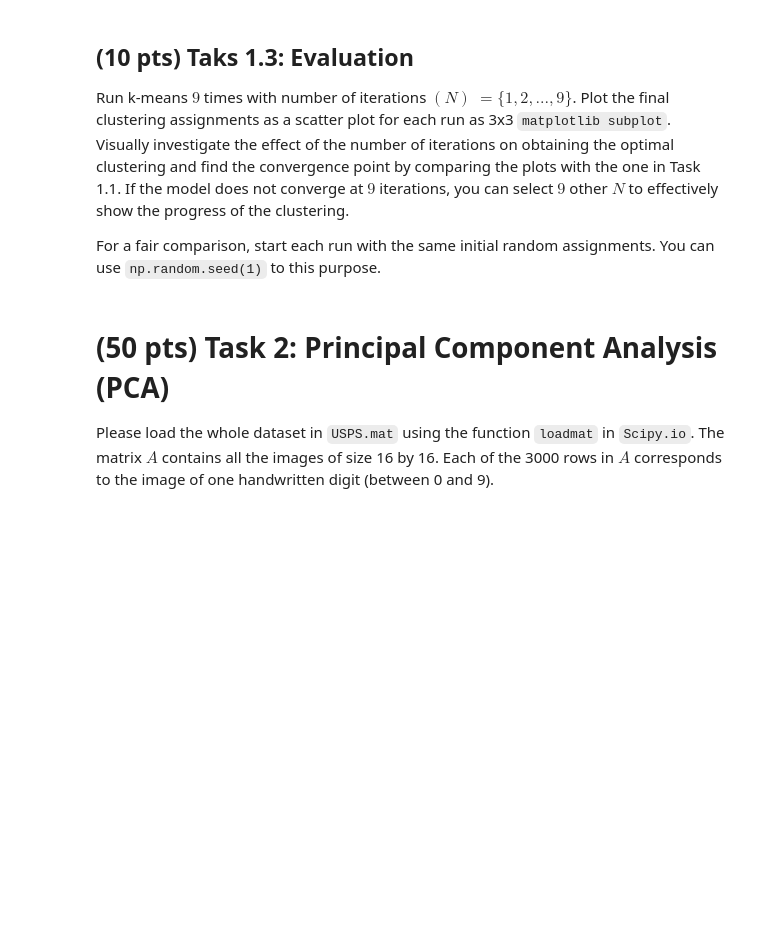
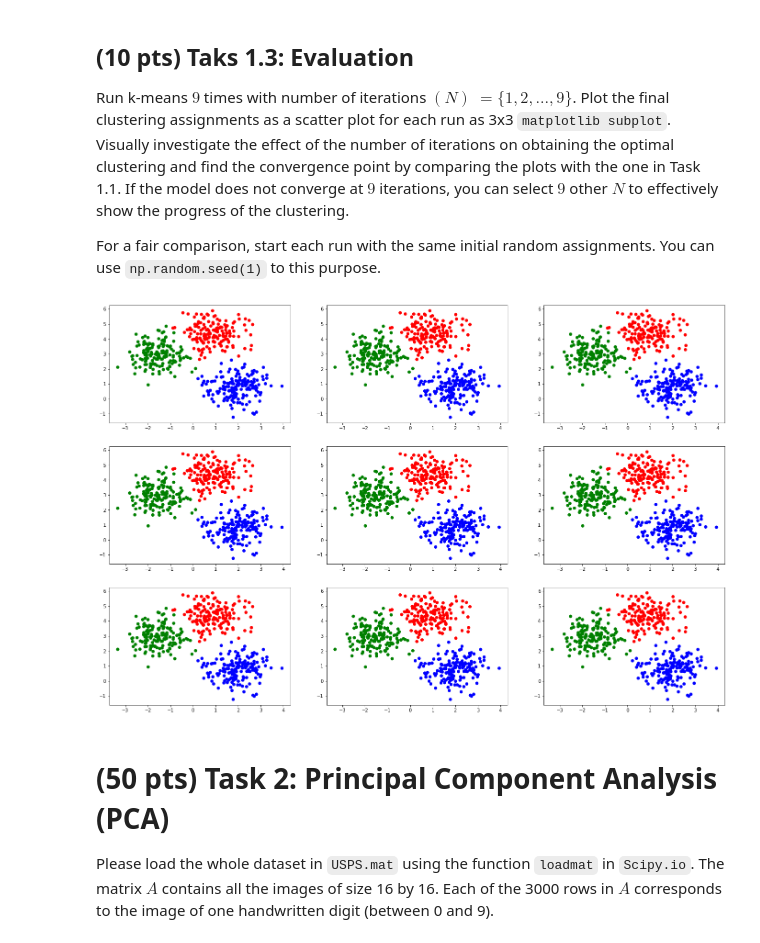
Before and after one commit to emirhansarac29/MachineBoys, a Jupyter notebook: project3/SolnTemplate.ipynb, the cells around one changed output. Cells and saved outputs as stored; diff of their text form; code cells hidden in the pictures; blank space fills up the shorter version.

```diff
--- a/project3/SolnTemplate.ipynb
+++ b/project3/SolnTemplate.ipynb
@@ -22,9 +22,10 @@ import matplotlib
 DATA_SET = np.load('kmeans_data/data.npy')
 DATA_LABELS = np.load('kmeans_data/label.npy')
 
-colors = ['red', 'green', 'blue']
+colors = ['red', 'green', 'blue', ]
 cmap = matplotlib.colors.ListedColormap(colors)
 
 fig = plt.figure(figsize=(8,8))
 plt.scatter(DATA_SET[:,0], DATA_SET[:,1], c=DATA_LABELS, cmap = cmap)
+plt.show()
 # %% [output]
@@ -72,7 +72,7 @@ def apply_k_means(data_set, K, number_of_iterations):
         distances = np.zeros(K) # Stores the distance between a data point and all centroids.
         sum_of_data_points_in_each_cluster = np.zeros((K, dimension)) # Stores sum of data points in cluster
         total_number_of_points_in_each_cluster = np.zeros((K,1), dtype=int)
-        for i in range (number_of_data - 1):
+        for i in range (number_of_data ):
             distances = np.apply_along_axis(distance, 1, arr= centroids, point = data_set[i])
             label = np.argmin(distances)
             labels[i] = label
@@ -81,16 +81,4 @@ def apply_k_means(data_set, K, number_of_iterations):
 
         centroids = np.divide(sum_of_data_points_in_each_cluster, total_number_of_points_in_each_cluster)
         number_of_iterations -= 1
-
-
-
-
-
-
     return labels
-
-
-final_labels = apply_k_means(DATA_SET, 3, 5)
-
-fig = plt.figure(figsize=(8,8))
-plt.scatter(DATA_SET[:,0], DATA_SET[:,1], c=final_labels, cmap = cmap)
@@ -103,6 +96,31 @@ plt.scatter(DATA_SET[:,0], DATA_SET[:,1], c=final_labels, cmap = cmap)
 Run k-means $9$ times with number of iterations $(N)$ $= \{1, 2, ..., 9\}$. Plot the final clustering assignments as a scatter plot for each run as 3x3 `matplotlib subplot`. Visually investigate the effect of the number of iterations on obtaining the optimal clustering and find the convergence point by comparing the plots with the one in Task 1.1. If the model does not converge at $9$ iterations, you can select $9$ other $N$ to effectively show the progress of the clustering.
 
 For a fair comparison, start each run with the same initial random assignments. You can use `np.random.seed(1)` to this purpose.
+# %%
+def run_k_means(data_set, number_of_clusters, range_start, range_finish):
+    total_number_of_runs = range_finish - range_start + 1
+    final_labels = np.zeros((total_number_of_runs,500))
+    x = 0;
+    for i in range(range_start, range_finish + 1):
+        final_labels[x] = apply_k_means(data_set, number_of_clusters, i)
+        x += 1
+
+    return final_labels
+
+n_runs_labels = run_k_means(DATA_SET, 3, 20, 30)
+
+
+
+plt.figure(figsize = (24,16))
+for i in range(9):
+    colors = ['red', 'green', 'blue', ]
+    cmap = matplotlib.colors.ListedColormap(colors)
+    subplot = plt.subplot(3,3,i + 1)
+    subplot.scatter(DATA_SET[:,0], DATA_SET[:,1], c=n_runs_labels[i], cmap = cmap)
+
+plt.show()
+# %% [output]
+[figure, added]
 # %% [markdown]
 # (50 pts) Task 2: Principal Component Analysis (PCA)
 
```
Also changed, not shown: parts of 3 cells of this notebook.
